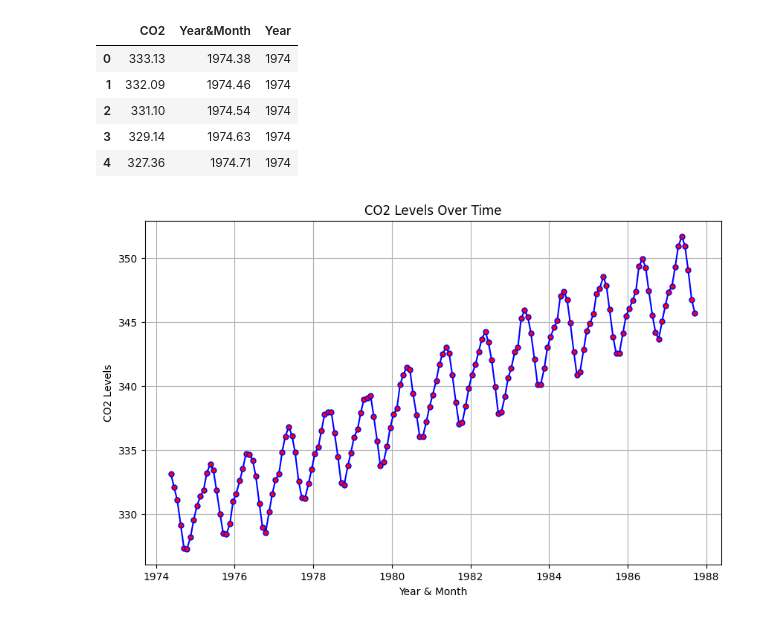
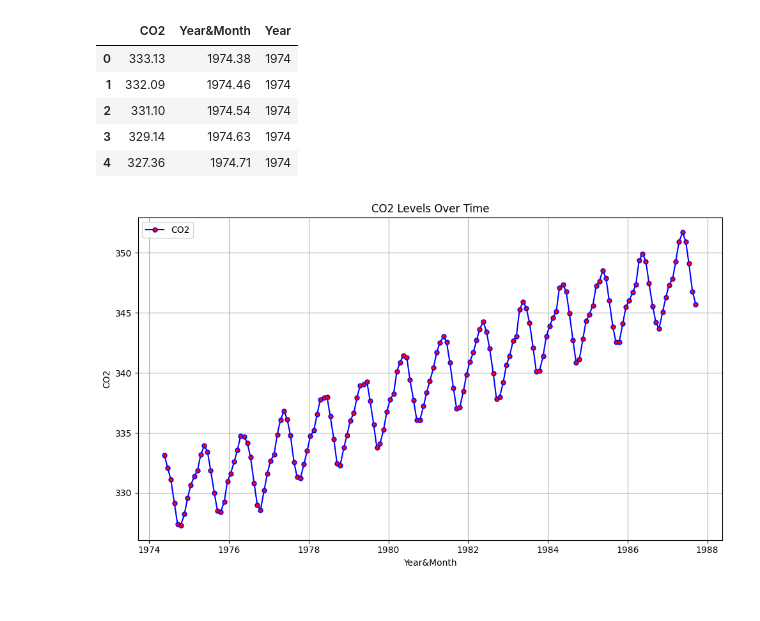
Before and after one commit to Kyaputan/Lab3-Machine-Learning, a Jupyter notebook: Time_Series/ex02/Co2.ipynb, the cells around one changed output. Drawn from its saved outputs; the diff is of its cells as text; code cells hidden in the pictures.

```diff
--- a/Time_Series/ex02/Co2.ipynb
+++ b/Time_Series/ex02/Co2.ipynb
@@ -21,13 +67,16 @@ df.head(5)
 # %%
-# Create the plot
-plt.figure(figsize=(10, 6))
-plt.plot(df['Year&Month'], df['CO2'], marker='o',markersize=5,markerfacecolor='red', color='blue')
-# Add labels and title
-plt.xlabel('Year & Month')
-plt.ylabel('CO2 Levels')
-plt.title('CO2 Levels Over Time')
-# Show the plot
-plt.grid(True)
-plt.show()
+def plot_levels_overtime(df, x_column="Year&Month", y_column="CO2"):
+    plt.figure(figsize=(10, 6))
+    plt.plot(df[x_column], df[y_column], marker='o', markersize=5, markerfacecolor='red', color='blue', label=y_column)
+    plt.xlabel(x_column)
+    plt.ylabel(y_column)
+    plt.title(f"{y_column} Levels Over Time")
+    plt.grid(True)
+    plt.legend(loc='upper left')
+    plt.tight_layout()
+    plt.show()
+
+
+plot_levels_overtime(df, 'Year&Month', 'CO2')
 # %% [output]
-[figure, old version]
+[figure, new version]
```
Also changed, not shown: parts of 19 cells of this notebook, 7 other files.
